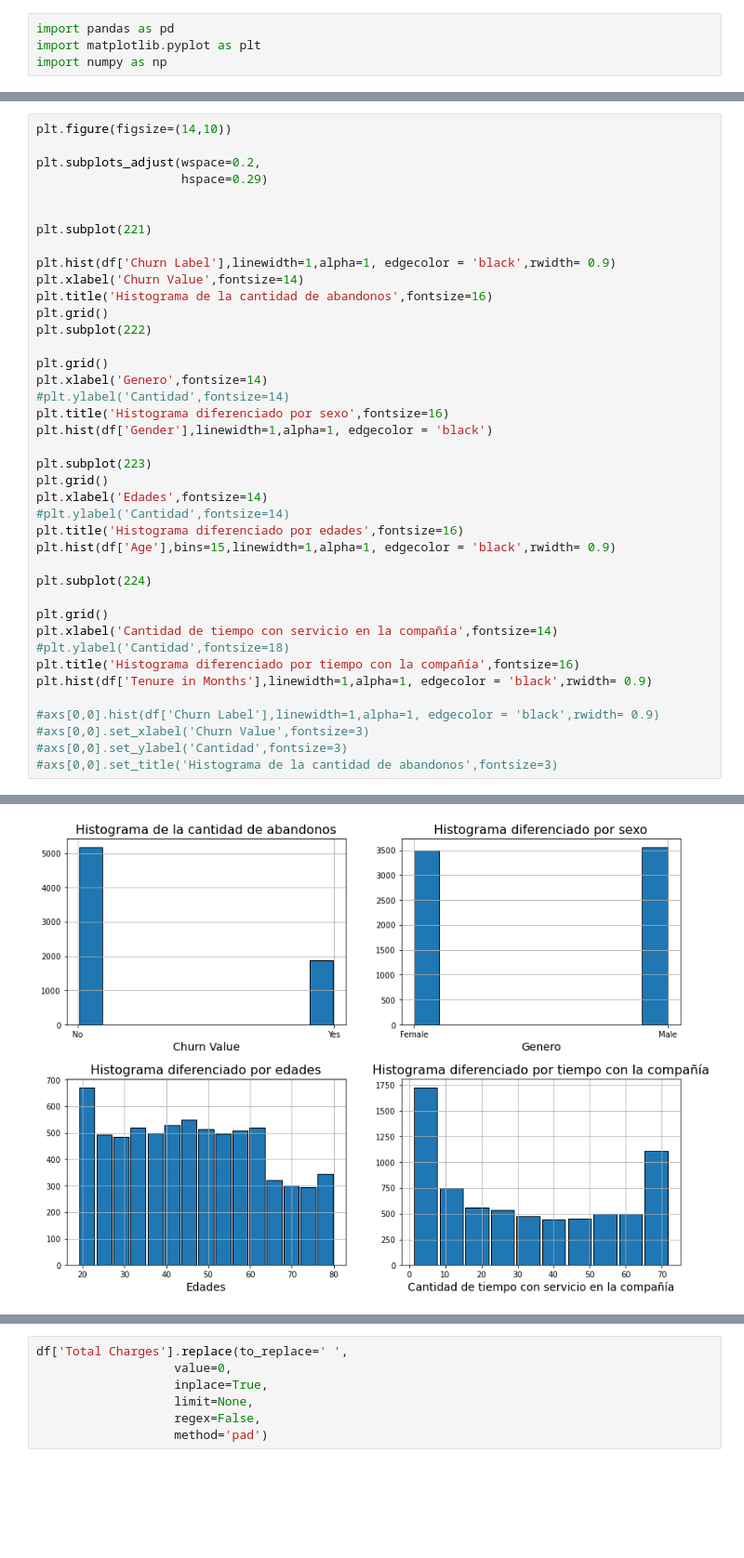
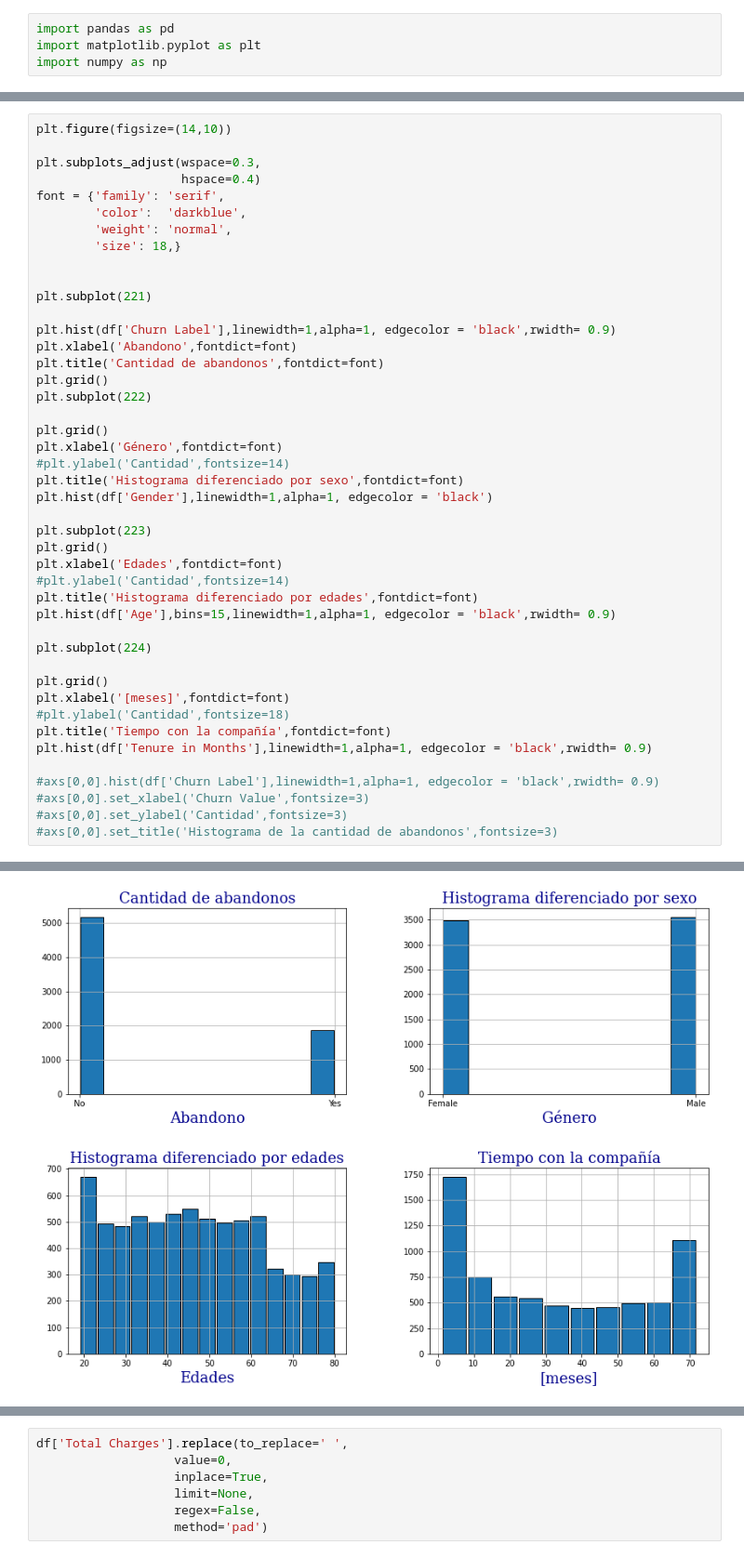
Before and after one commit to SantiagoRios21/Modulo-, a Jupyter notebook: Modulo.ipynb, the cells around one changed output, grey strips where cells are left out. Shown at 93% size. Drawn from its saved outputs; the diff is of its cells as text; blank space fills up the shorter version.

```diff
--- a/Modulo.ipynb
+++ b/Modulo.ipynb
@@ -238,46 +89,50 @@ df['Tenure in Months'].hist(linewidth=1,alpha=1, edgecolor = 'black',rwidth= 0.9
 # %%
 plt.figure(figsize=(14,10))
 
-plt.subplots_adjust(wspace=0.2,
-                    hspace=0.29)
+plt.subplots_adjust(wspace=0.3,
+                    hspace=0.4)
+font = {'family': 'serif',
+        'color':  'darkblue',
+        'weight': 'normal',
+        'size': 18,}
 
 
 plt.subplot(221)
 
 plt.hist(df['Churn Label'],linewidth=1,alpha=1, edgecolor = 'black',rwidth= 0.9)
-plt.xlabel('Churn Value',fontsize=14)
-plt.title('Histograma de la cantidad de abandonos',fontsize=16)
+plt.xlabel('Abandono',fontdict=font)
+plt.title('Cantidad de abandonos',fontdict=font)
 plt.grid()
 plt.subplot(222)
 
 plt.grid()
-plt.xlabel('Genero',fontsize=14)
+plt.xlabel('Género',fontdict=font)
 #plt.ylabel('Cantidad',fontsize=14)
-plt.title('Histograma diferenciado por sexo',fontsize=16)
+plt.title('Histograma diferenciado por sexo',fontdict=font)
 plt.hist(df['Gender'],linewidth=1,alpha=1, edgecolor = 'black')
 
 plt.subplot(223)
 plt.grid()
-plt.xlabel('Edades',fontsize=14)
+plt.xlabel('Edades',fontdict=font)
 #plt.ylabel('Cantidad',fontsize=14)
-plt.title('Histograma diferenciado por edades',fontsize=16)
+plt.title('Histograma diferenciado por edades',fontdict=font)
 plt.hist(df['Age'],bins=15,linewidth=1,alpha=1, edgecolor = 'black',rwidth= 0.9)
 
 plt.subplot(224)
 
 plt.grid()
-plt.xlabel('Cantidad de tiempo con servicio en la compañía',fontsize=14)
+plt.xlabel('[meses]',fontdict=font)
 #plt.ylabel('Cantidad',fontsize=18)
-plt.title('Histograma diferenciado por tiempo con la compañía',fontsize=16)
+plt.title('Tiempo con la compañía',fontdict=font)
 plt.hist(df['Tenure in Months'],linewidth=1,alpha=1, edgecolor = 'black',rwidth= 0.9)
 
 #axs[0,0].hist(df['Churn Label'],linewidth=1,alpha=1, edgecolor = 'black',rwidth= 0.9)
 #axs[0,0].set_xlabel('Churn Value',fontsize=3)
 #axs[0,0].set_ylabel('Cantidad',fontsize=3)
 #axs[0,0].set_title('Histograma de la cantidad de abandonos',fontsize=3)
 # %% [output]
 (array([1724.,  746.,  561.,  538.,  473.,  444.,  452.,  495.,  501.,
         1109.]),
  array([ 1. ,  8.1, 15.2, 22.3, 29.4, 36.5, 43.6, 50.7, 57.8, 64.9, 72. ]),
  <BarContainer object of 10 artists>)
-[figure, old version]
+[figure, new version]
```
Also changed, not shown: parts of 49 cells of this notebook, 3 other files.
